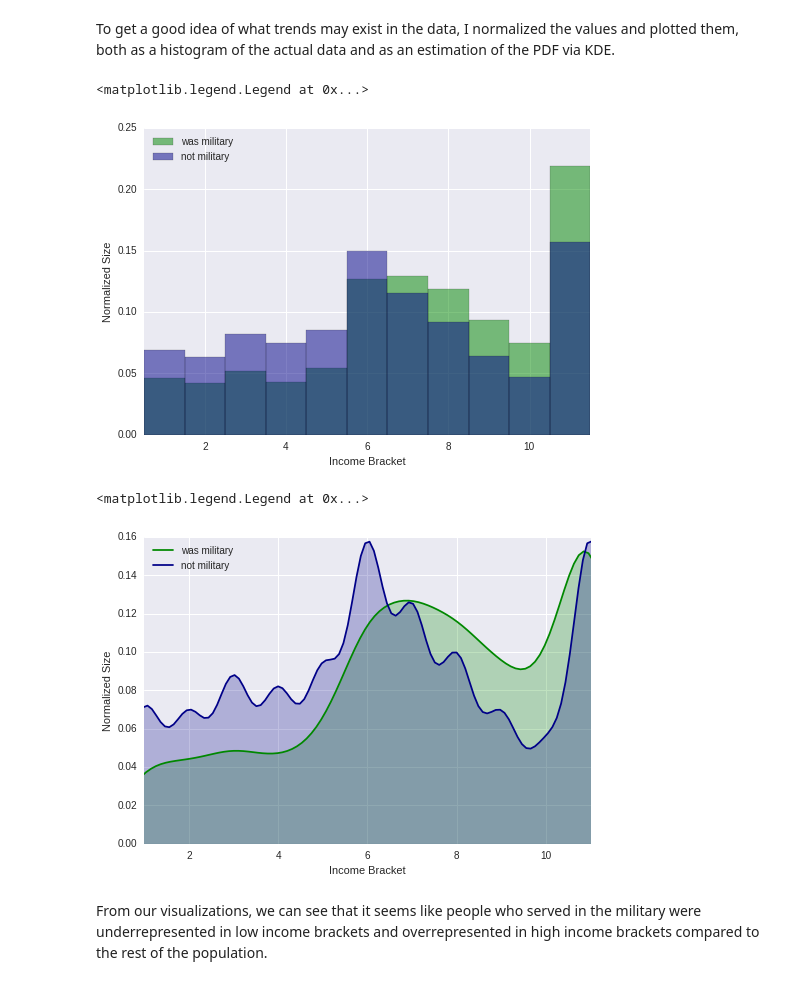
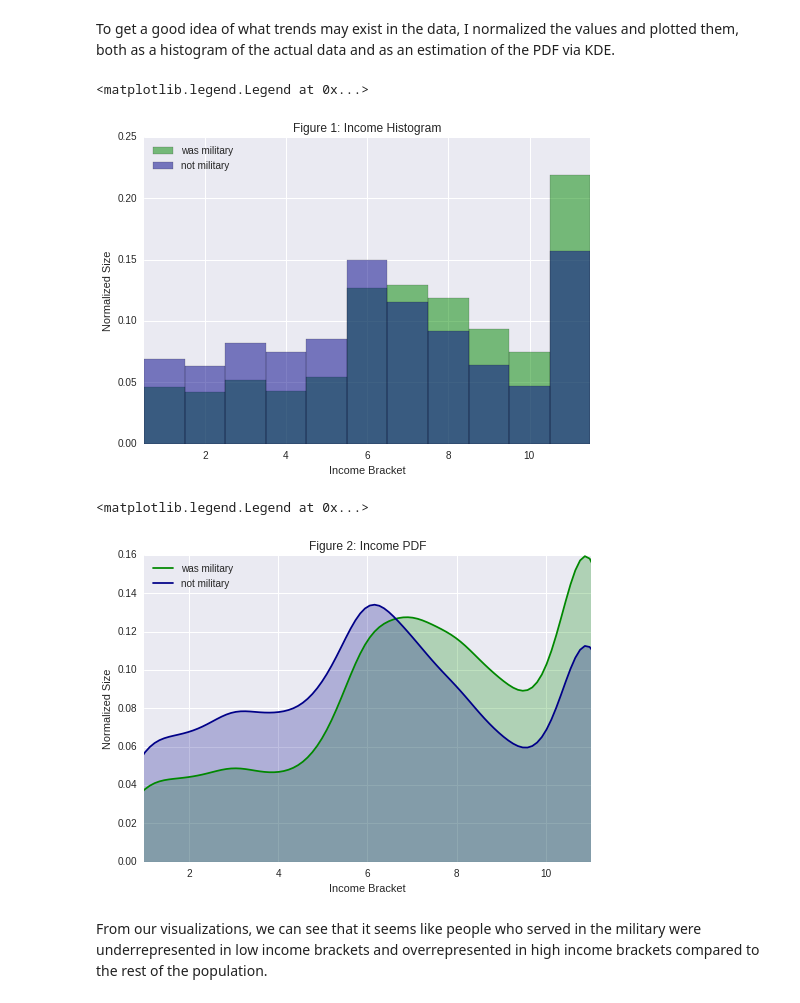
Before and after one commit to joeylmaalouf/NHIS-analysis, a Jupyter notebook: report.ipynb, the cells around one changed output. Drawn from its saved outputs; the diff is of its cells as text; code cells hidden in the pictures.

```diff
--- a/report.ipynb
+++ b/report.ipynb
@@ -58,8 +58,8 @@ def get_incomes(df):
         (df.ERNYR_P < 12)   # and reported their earnings
     ].ERNYR_P               # were in these income brackets
 # %%
-y_incomes = get_incomes(was_military)
-n_incomes = get_incomes(not_military)
+ym_incomes = get_incomes(was_military)
+nm_incomes = get_incomes(not_military)
 # %% [markdown]
 To get a good idea of what trends may exist in the data, I normalized the values and plotted them, both as a histogram of the actual data and as an estimation of the PDF via KDE.
 # %%
@@ -72,24 +72,26 @@ n_v = n_v / n_v.sum().astype(float)
 # %%
-plt.bar(y_i - 0.5, y_v, label = "was military", width = 1, color = colors[0], alpha = 0.5)
-plt.bar(n_i - 0.5, n_v, label = "not military", width = 1, color = colors[1], alpha = 0.5)
+plt.bar(ym_indices - 0.5, ym_values, label = "was military", width = 1, color = colors[0], alpha = 0.5)
+plt.bar(nm_indices - 0.5, nm_values, label = "not military", width = 1, color = colors[1], alpha = 0.5)
 plt.xlim(0.5, 11.5)
 plt.xlabel("Income Bracket")
 plt.ylabel("Normalized Size")
+plt.title("Figure 1: Income Histogram")
 plt.legend(loc = "best")
 # %% [output]
 <matplotlib.legend.Legend at 0x...>
-[figure, old version]
+[figure, new version]
 # %%
-sns.distplot(y_incomes, label = "was military", color = colors[0],
-             hist = False, kde_kws = {"shade": True}, norm_hist = True)
-sns.distplot(n_incomes, label = "not military", color = colors[1],
-             hist = False, kde_kws = {"shade": True}, norm_hist = True)
+sns.distplot(ym_incomes, label = "was military", color = colors[0],
+             hist = False, kde_kws = {"shade": True, "bw": 0.6}, norm_hist = True)
+sns.distplot(nm_incomes, label = "not military", color = colors[1],
+             hist = False, kde_kws = {"shade": True, "bw": 0.6}, norm_hist = True)
 plt.xlim(1, 11)
 plt.xlabel("Income Bracket")
 plt.ylabel("Normalized Size")
+plt.title("Figure 2: Income PDF")
 plt.legend(loc = "best")
 # %% [output]
 <matplotlib.legend.Legend at 0x...>
-[figure, old version]
+[figure, new version]
 # %% [markdown]
 From our visualizations, we can see that it seems like people who served in the military were underrepresented in low income brackets and overrepresented in high income brackets compared to the rest of the population.
```
Also changed, not shown: parts of 13 cells of this notebook, 3 other files.
